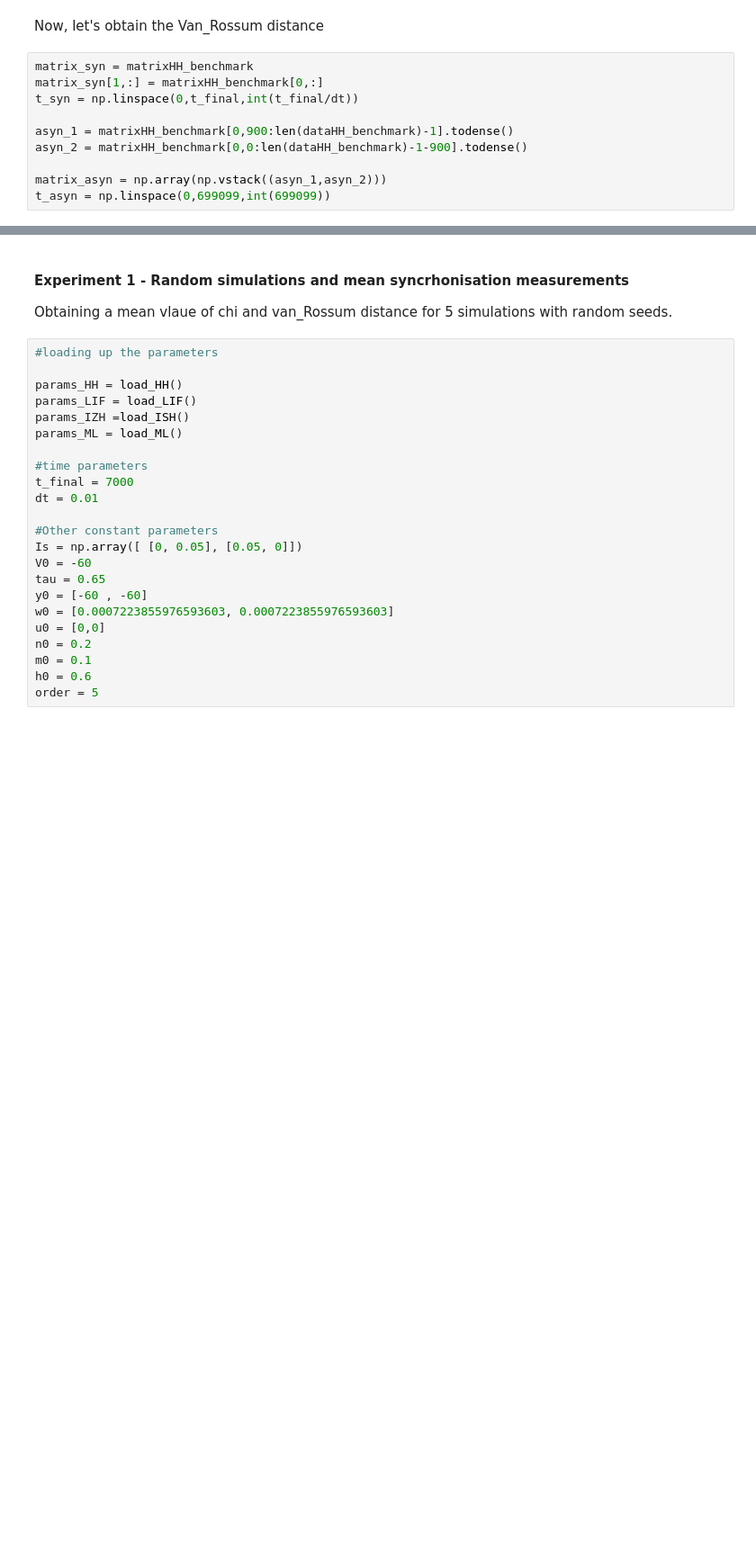
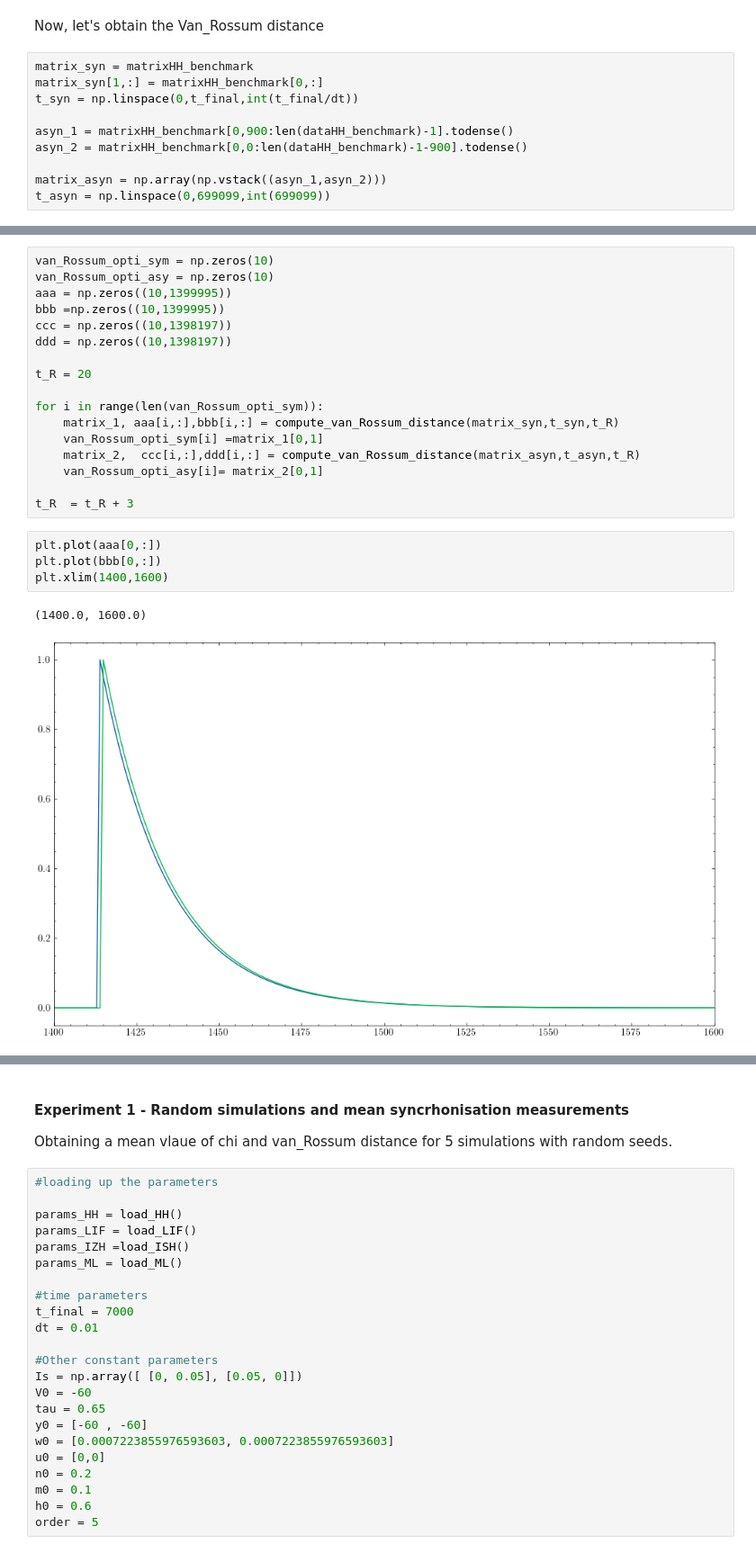
Before and after one commit to Sir-Bip-Bop/Gap-Junction-Coupling-Studies, a Jupyter notebook: synchrony_experiment.ipynb, the cells around one changed output, grey strips where cells are left out. Shown at 90% size. Cells and saved outputs as stored; diff of their text form; blank space fills up the shorter version.

```diff
--- a/synchrony_experiment.ipynb
+++ b/synchrony_experiment.ipynb
@@ -194,0 +241,24 @@ t_asyn = np.linspace(0,699099,int(699099))
+# %%
+van_Rossum_opti_sym = np.zeros(10)
+van_Rossum_opti_asy = np.zeros(10)
+aaa = np.zeros((10,1399995))
+bbb =np.zeros((10,1399995))
+ccc = np.zeros((10,1398197))
+ddd = np.zeros((10,1398197))
+
+t_R = 20
+
+for i in range(len(van_Rossum_opti_sym)):
+    matrix_1, aaa[i,:],bbb[i,:] = compute_van_Rossum_distance(matrix_syn,t_syn,t_R)
+    van_Rossum_opti_sym[i] =matrix_1[0,1]
+    matrix_2,  ccc[i,:],ddd[i,:] = compute_van_Rossum_distance(matrix_asyn,t_asyn,t_R)
+    van_Rossum_opti_asy[i]= matrix_2[0,1]
+
+t_R  = t_R + 3
+# %%
+plt.plot(aaa[0,:])
+plt.plot(bbb[0,:])
+plt.xlim(1400,1600)
+# %% [output]
+(1400.0, 1600.0)
+[figure, added]
```
Also changed, not shown: parts of 25 cells of this notebook, 3 other files.
